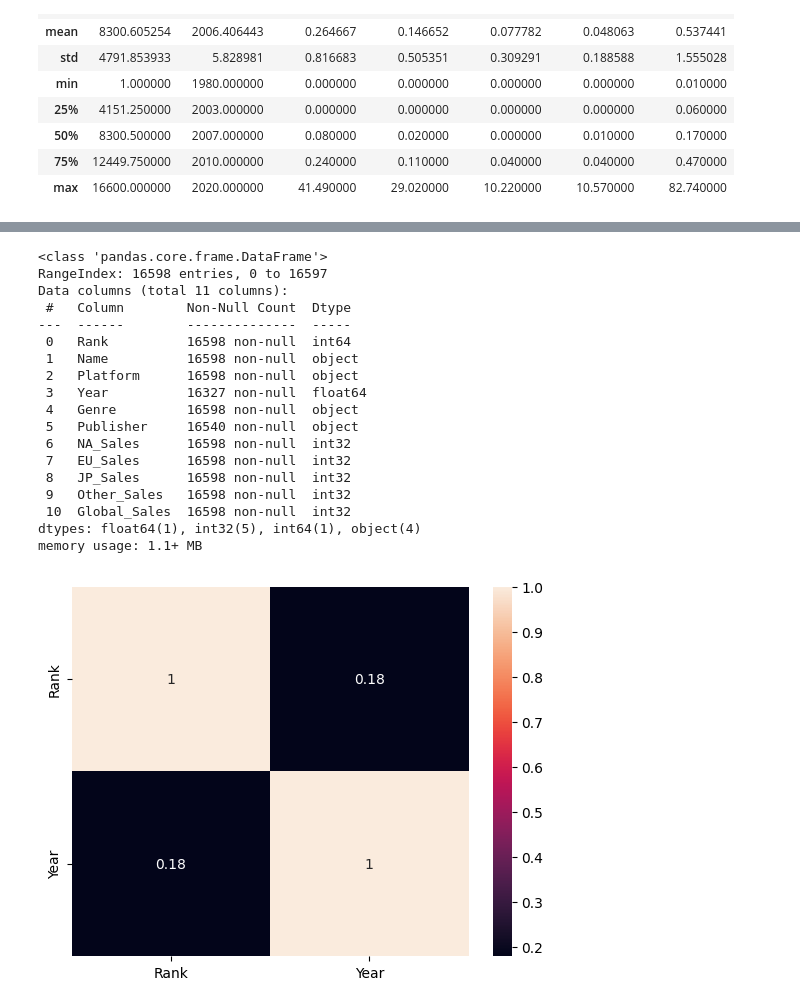
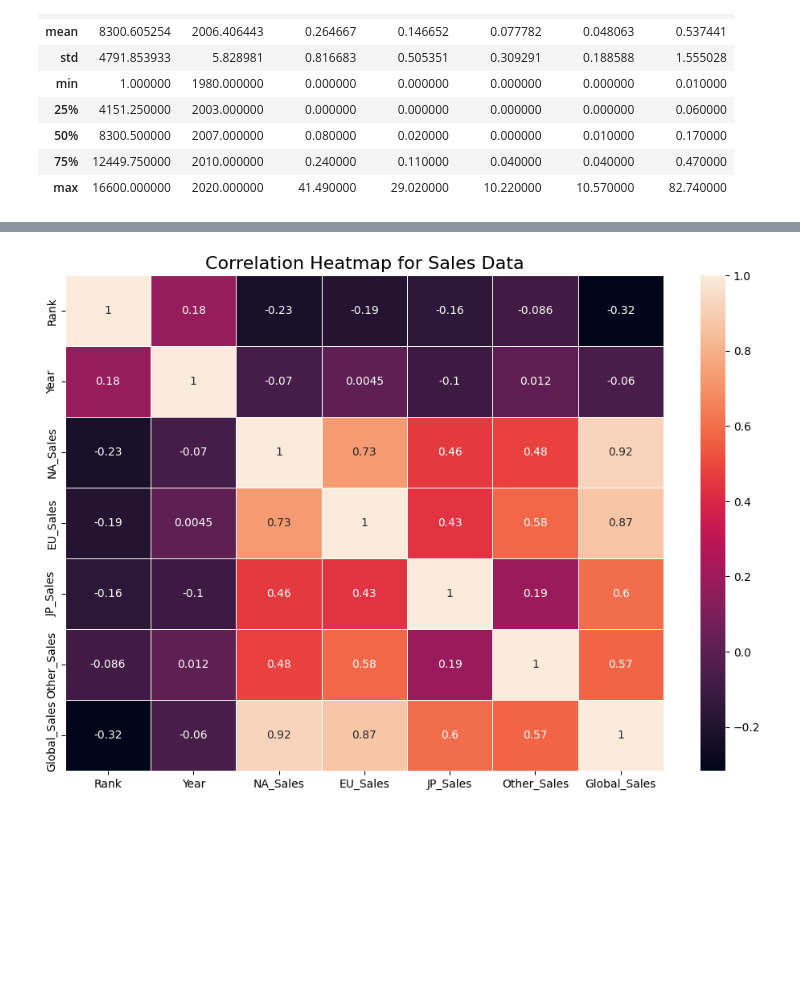
Before and after one commit to dedensyaaa/midterm_streamlit, a Jupyter notebook: VideoGameSales.ipynb, the cells around one changed output, grey strips where cells are left out. Cells and saved outputs as stored; diff of their text form; code cells hidden in the pictures; blank space fills up the shorter version.

```diff
--- a/VideoGameSales.ipynb
+++ b/VideoGameSales.ipynb
@@ -167,8 +52,0 @@ Median: 0.17
-# %%
-sales.NA_Sales = sales.NA_Sales.astype(int)
-sales.EU_Sales = sales.EU_Sales.astype(int)
-sales.JP_Sales = sales.JP_Sales.astype(int)
-sales.Other_Sales = sales.Other_Sales.astype(int)
-sales.Global_Sales = sales.Global_Sales.astype(int)
-sales.Global_Sales = sales.Global_Sales.astype(int)
-sales.head()
@@ -181,0 +53,4 @@ sales.head()
+# %%
+# Visualize missing data
+msno.matrix(sales)
+sales.dropna(how="any", inplace=True)
@@ -181,0 +59,21 @@ sales.head()
+# %%
+# Convert 'Year' to int
+sales['Year'] = sales['Year'].astype(int)
+# %%
+# Helper function for statistics
+def print_statistics(column_name, column_data):
+    print(f"Statistics for {column_name}:")
+    print(f"Mean: {column_data.mean()}")
+    print(f"Standard Deviation: {column_data.std()}")
+    print(f"Minimum: {column_data.min()}")
+    print(f"Maximum: {column_data.max()}")
+    print(f"Median: {column_data.median()}")
+    print("-" * 40)
+
+# Loop through relevant columns and print statistics
+for column_name in ['NA_Sales', 'EU_Sales', 'JP_Sales', 'Global_Sales']:
+    column_data = sales[column_name]
+    print_statistics(column_name, column_data)
+
+# Convert sales columns to integers
+sales[['NA_Sales', 'EU_Sales', 'JP_Sales', 'Other_Sales', 'Global_Sales']] = sales[['NA_Sales', 'EU_Sales', 'JP_Sales', 'Other_Sales', 'Global_Sales']].astype(int)
@@ -232,30 +118,9 @@ plt.show()
-# %%
-sales.info()
-# %% [output]
-<class 'pandas.core.frame.DataFrame'>
-RangeIndex: 16598 entries, 0 to 16597
-Data columns (total 11 columns):
- #   Column        Non-Null Count  Dtype
----  ------        --------------  -----
- 0   Rank          16598 non-null  int64
- 1   Name          16598 non-null  object
- 2   Platform      16598 non-null  object
- 3   Year          16327 non-null  float64
- 4   Genre         16598 non-null  object
- 5   Publisher     16540 non-null  object
- 6   NA_Sales      16598 non-null  int32
- 7   EU_Sales      16598 non-null  int32
- 8   JP_Sales      16598 non-null  int32
- 9   Other_Sales   16598 non-null  int32
- 10  Global_Sales  16598 non-null  int32
-dtypes: float64(1), int32(5), int64(1), object(4)
-memory usage: 1.1+ MB
 # %%
-# Select only numeric columns
-numeric_sales = sales.select_dtypes(include=['float64', 'int64'])
-
-# Plot the heatmap
-sns.heatmap(numeric_sales.corr(), annot=True)
+# Correlation heatmap
+numeric_sales = sales.select_dtypes(include=[np.number])
+plt.figure(figsize=(12,8))
+sns.heatmap(numeric_sales.corr(), annot=True, linewidths=0.5)
+plt.title('Correlation Heatmap for Sales Data', fontsize=16)
 plt.show()
 # %% [output]
-[figure, old version]
+[figure, new version]
```
Also changed, not shown: parts of 15 cells of this notebook, 1 other file.
